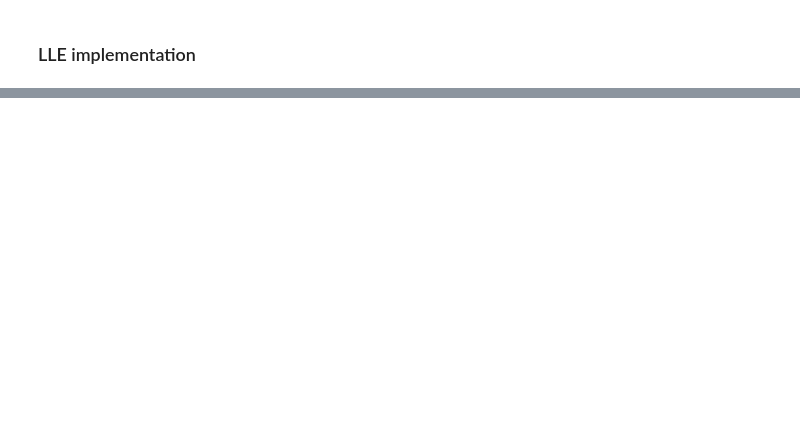
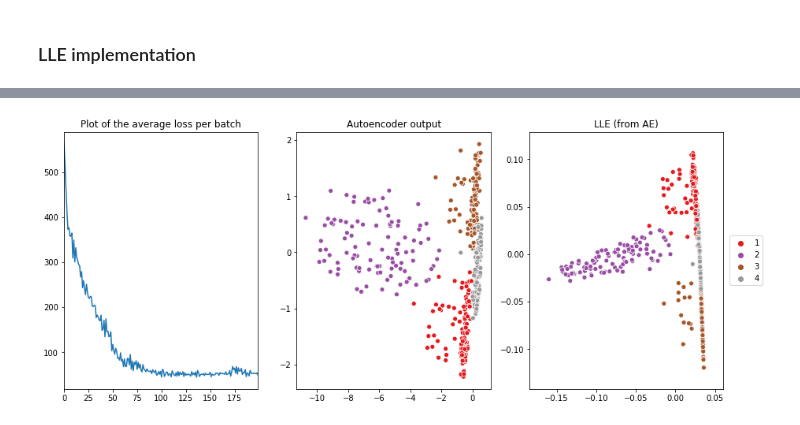
Before and after one commit to mahdiou-diallo/Projet_Red_Dim, a Jupyter notebook: notebook.ipynb, the cells around one changed output, grey strips where cells are left out. Saved outputs shown, nothing was run; the diff lists cells and outputs as text; code cells hidden in the pictures; blank space fills up the shorter version.

```diff
--- a/notebook.ipynb
+++ b/notebook.ipynb
@@ -430,0 +512,4 @@ sns.scatterplot(skxxlle[:,0], skxxlle[:,1],hue=yy, palette='Set1', legend=False)
+# %%
+fig_tetra, trainer_tetra = train_model(**training_params['tetra'])
+# %% [output]
+[figure, added]
```
Also changed, not shown: parts of 57 cells of this notebook, 2 other files.
